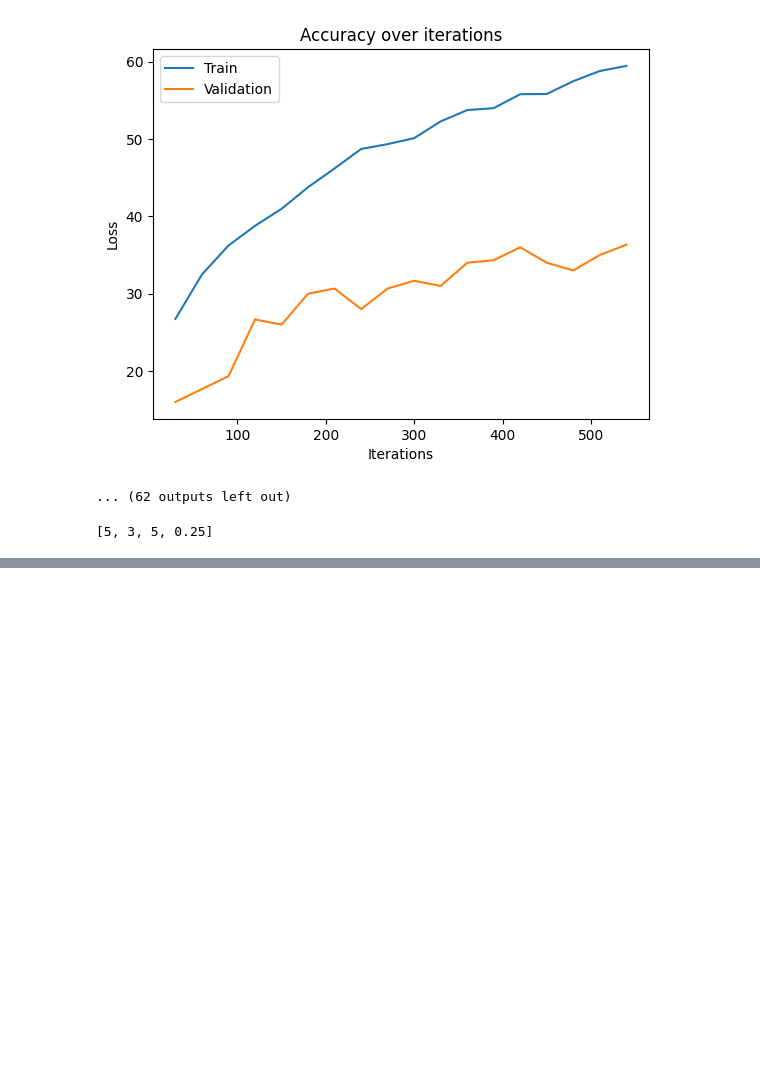
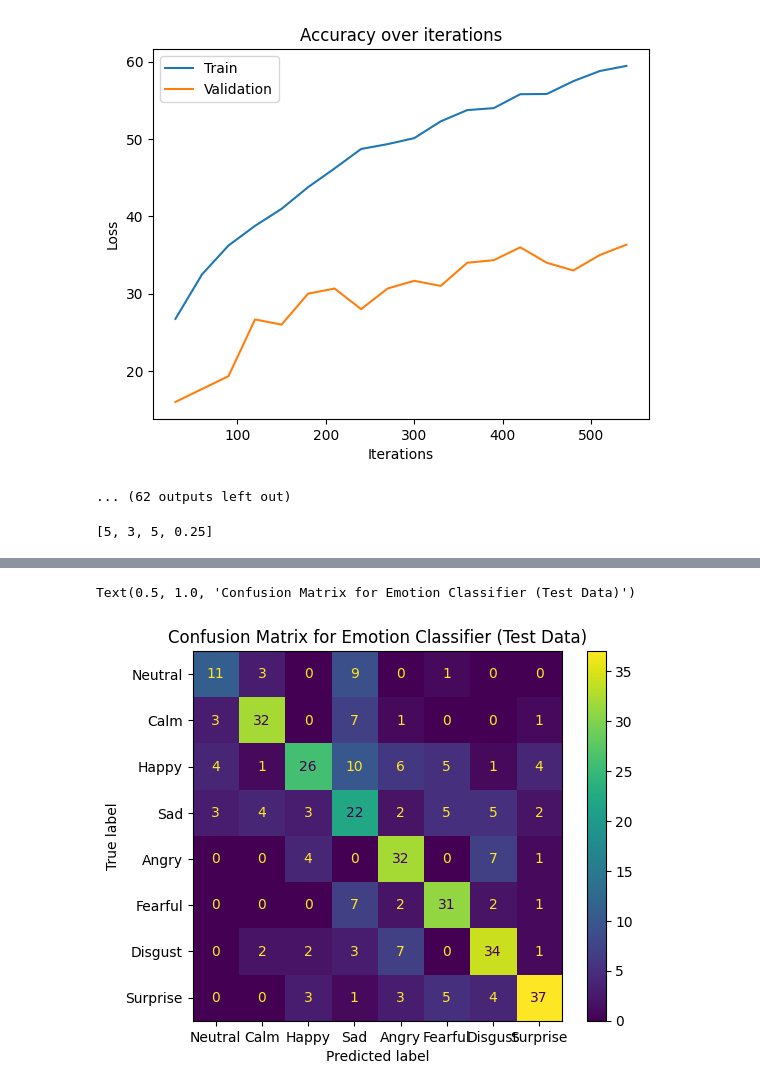
Before and after one commit to ryan-pankratz/CSC413-SER-Model, a Jupyter notebook: CSC413-Project_Code.ipynb, the cells around one changed output, grey strips where cells are left out. Drawn from its saved outputs; the diff is of its cells as text; code cells hidden in the pictures; blank space fills up the shorter version.

```diff
--- a/CSC413-Project_Code.ipynb
+++ b/CSC413-Project_Code.ipynb
@@ -516,0 +478,29 @@ accuracy(model_no_dropout, test_data)
+# %%
+# Confusion Matrix creation
+from sklearn.metrics import confusion_matrix, ConfusionMatrixDisplay
+
+def get_prediction(model, dataset):
+
+    dataloader = DataLoader(dataset,
+                            batch_size=100,  # use batch size 1 to prevent padding
+                            collate_fn=collate_batch)
+    prediction = np.array([])
+    truth_value = np.array([])
+    for (x, t) in dataloader:
+        z = model(x)
+        y = torch.argmax(z, axis=1)
+        prediction = np.append(prediction, y)
+        truth_value = np.append(truth_value, t)
+
+
+    return prediction, truth_value
+
+y, t = get_prediction(model, test_data)
+
+cm = confusion_matrix(t, y)
+cmp = ConfusionMatrixDisplay(cm, display_labels=["Neutral", "Calm", "Happy", "Sad", "Angry", "Fearful", "Disgust", "Surprise"])
+cmp.plot()
+plt.title("Confusion Matrix for Emotion Classifier (Test Data)")
+# %% [output]
+Text(0.5, 1.0, 'Confusion Matrix for Emotion Classifier (Test Data)')
+[figure, added]
```
Also changed, not shown: parts of 13 cells of this notebook, 1 other file.
